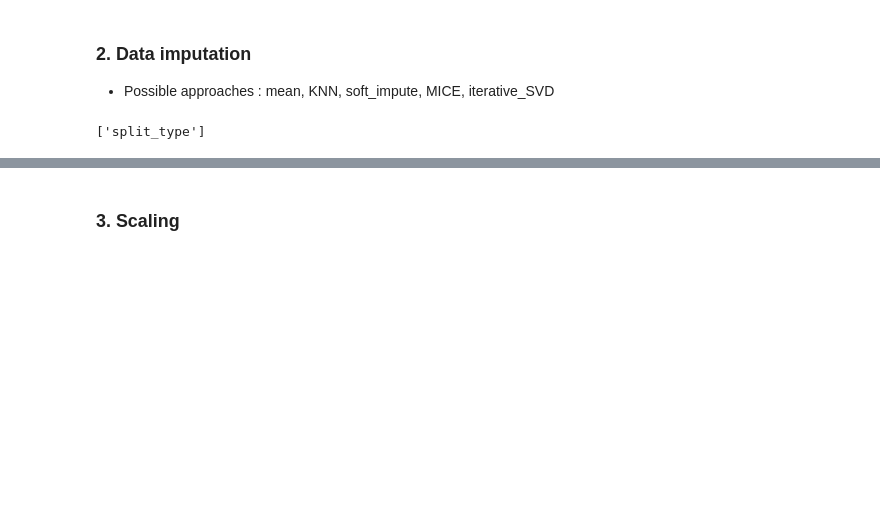
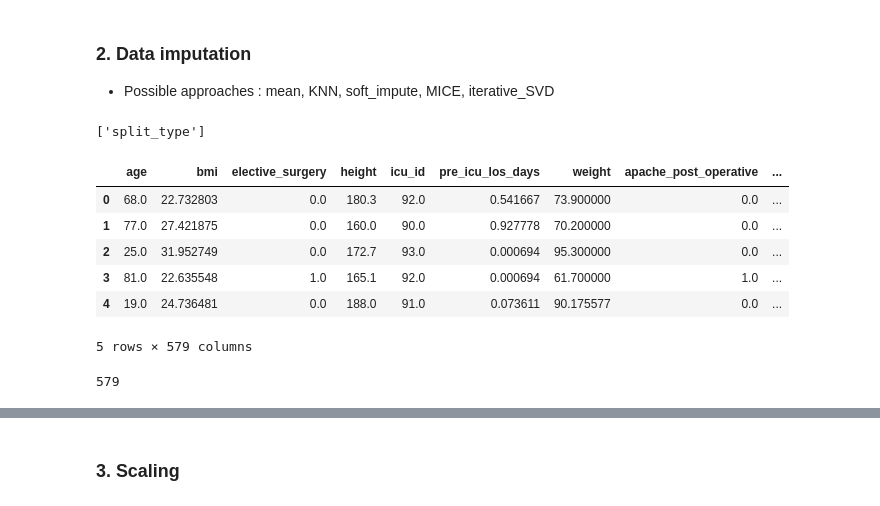
Before and after one commit to joyce04/ml_diabetes_mellitus, a Jupyter notebook: preprocessing/02_data_exploration_preprocessing_dummy.ipynb, the cells around one changed output, grey strips where cells are left out. Drawn from its saved outputs; the diff is of its cells as text; code cells hidden in the pictures; blank space fills up the shorter version.

```diff
--- a/preprocessing/02_data_exploration_preprocessing_dummy.ipynb
+++ b/preprocessing/02_data_exploration_preprocessing_dummy.ipynb
@@ -21,11 +26,11 @@ np.random.seed(SEED)
 # %%
-df_tr = pd.read_csv('../dataset/WiDS2021/TrainingWiDS2021.csv')
+df_tr = pd.read_csv('/content/drive/MyDrive/dataset/WiDS2021/TrainingWiDS2021.csv')
 df_tr = df_tr.drop(columns=['Unnamed: 0'], inplace=False)
 df_tr.shape
 # %% [output]
 (130157, 180)
 # %%
-df_te = pd.read_csv('../dataset/WiDS2021/UnlabeledWiDS2021.csv')
+df_te = pd.read_csv('/content/drive/MyDrive/dataset/WiDS2021/UnlabeledWiDS2021.csv')
 df_te = df_te.drop(columns=['Unnamed: 0'], inplace=False)
 df_te.shape
 # %% [output]
@@ -244,3 +230,20 @@ impute_cols.remove('encounter_id')
 impute_cols.remove('split_type')
 
 impt_t = impute_data(df_t[impute_cols], 'mice')
+# %%
+df_impt_t = pd.DataFrame(impt_t)
+df_impt_t.columns = impute_cols
+df_impt_t.head()
+# %% [output]
+|  | age | bmi | elective_surgery | height | icu_id | pre_icu_los_days | weight | apache_post_operative | ... |
+| 0 | 68.0 | 22.732803 | 0.0 | 180.3 | 92.0 | 0.541667 | 73.900000 | 0.0 | ... |
+| 1 | 77.0 | 27.421875 | 0.0 | 160.0 | 90.0 | 0.927778 | 70.200000 | 0.0 | ... |
+| 2 | 25.0 | 31.952749 | 0.0 | 172.7 | 93.0 | 0.000694 | 95.300000 | 0.0 | ... |
+| 3 | 81.0 | 22.635548 | 1.0 | 165.1 | 92.0 | 0.000694 | 61.700000 | 1.0 | ... |
+| 4 | 19.0 | 24.736481 | 0.0 | 188.0 | 91.0 | 0.073611 | 90.175577 | 0.0 | ... |
+5 rows × 579 columns
+# %%
+df_impt_t.shape
+len(impute_cols)
+# %% [output]
+579
```
Also changed, not shown: parts of 18 cells of this notebook, 1 other file.
